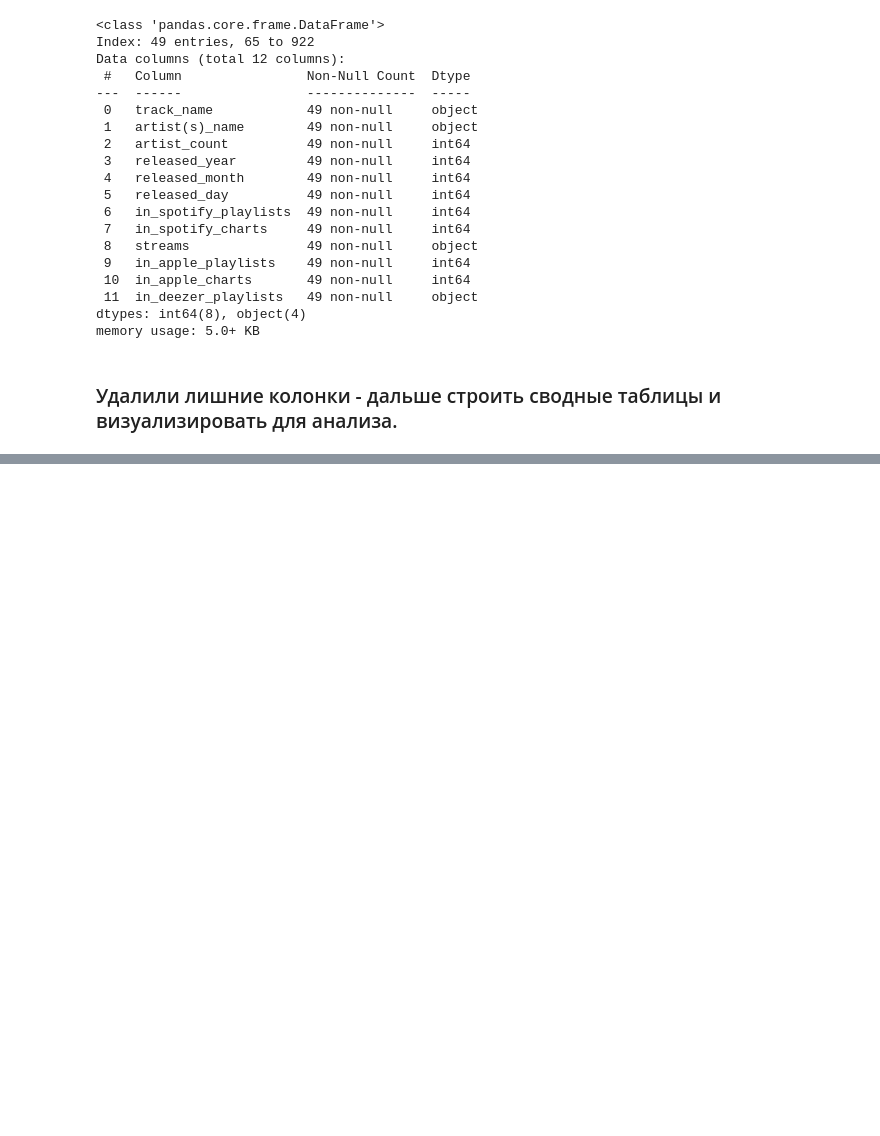
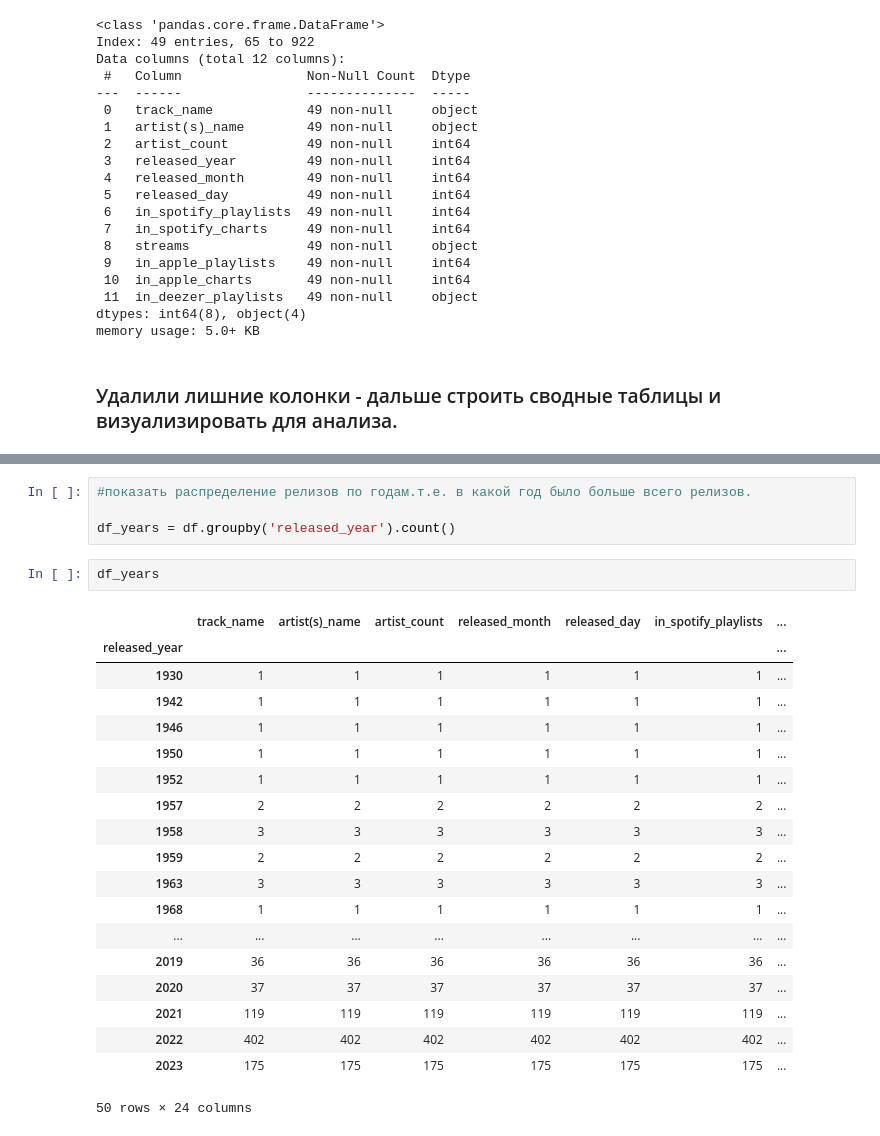
Before and after one commit to mks2607/Data_mks, a Jupyter notebook: Spotify.ipynb, the cells around one changed output, grey strips where cells are left out. Drawn from its saved outputs; the diff is of its cells as text; blank space fills up the shorter version.

```diff
--- a/Spotify.ipynb
+++ b/Spotify.ipynb
@@ -197,0 +251,26 @@ memory usage: 5.0+ KB
+# %%
+#показать распределение релизов по годам.т.е. в какой год было больше всего релизов.
+
+df_years = df.groupby('released_year').count()
+# %%
+df_years
+# %% [output]
+|  | track_name | artist(s)_name | artist_count | released_month | released_day | in_spotify_playlists | ... |
+| released_year |  |  |  |  |  |  | ... |
+| 1930 | 1 | 1 | 1 | 1 | 1 | 1 | ... |
+| 1942 | 1 | 1 | 1 | 1 | 1 | 1 | ... |
+| 1946 | 1 | 1 | 1 | 1 | 1 | 1 | ... |
+| 1950 | 1 | 1 | 1 | 1 | 1 | 1 | ... |
+| 1952 | 1 | 1 | 1 | 1 | 1 | 1 | ... |
+| 1957 | 2 | 2 | 2 | 2 | 2 | 2 | ... |
+| 1958 | 3 | 3 | 3 | 3 | 3 | 3 | ... |
+| 1959 | 2 | 2 | 2 | 2 | 2 | 2 | ... |
+| 1963 | 3 | 3 | 3 | 3 | 3 | 3 | ... |
+| 1968 | 1 | 1 | 1 | 1 | 1 | 1 | ... |
+| ... | ... | ... | ... | ... | ... | ... | ... |
+| 2019 | 36 | 36 | 36 | 36 | 36 | 36 | ... |
+| 2020 | 37 | 37 | 37 | 37 | 37 | 37 | ... |
+| 2021 | 119 | 119 | 119 | 119 | 119 | 119 | ... |
+| 2022 | 402 | 402 | 402 | 402 | 402 | 402 | ... |
+| 2023 | 175 | 175 | 175 | 175 | 175 | 175 | ... |
+50 rows × 24 columns
```
Also changed, not shown: parts of 8 cells of this notebook.
